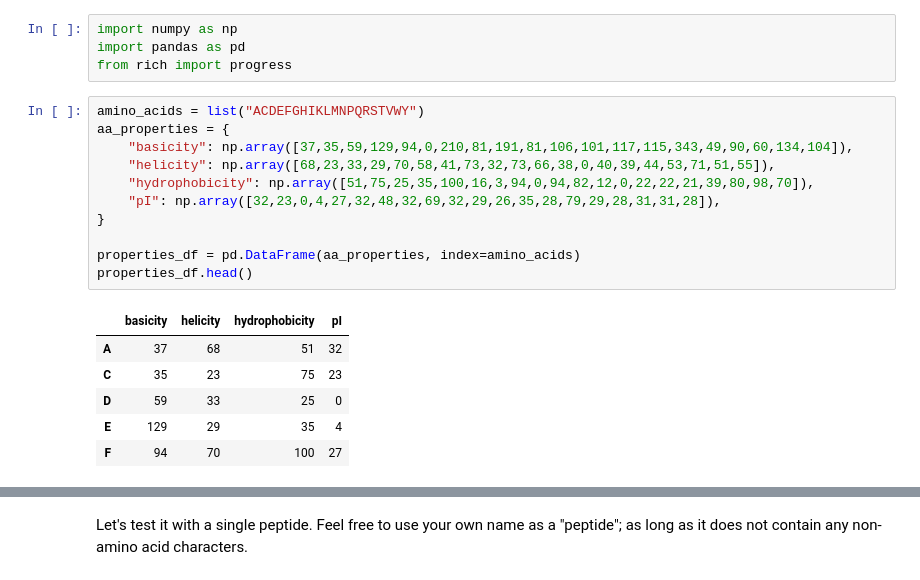
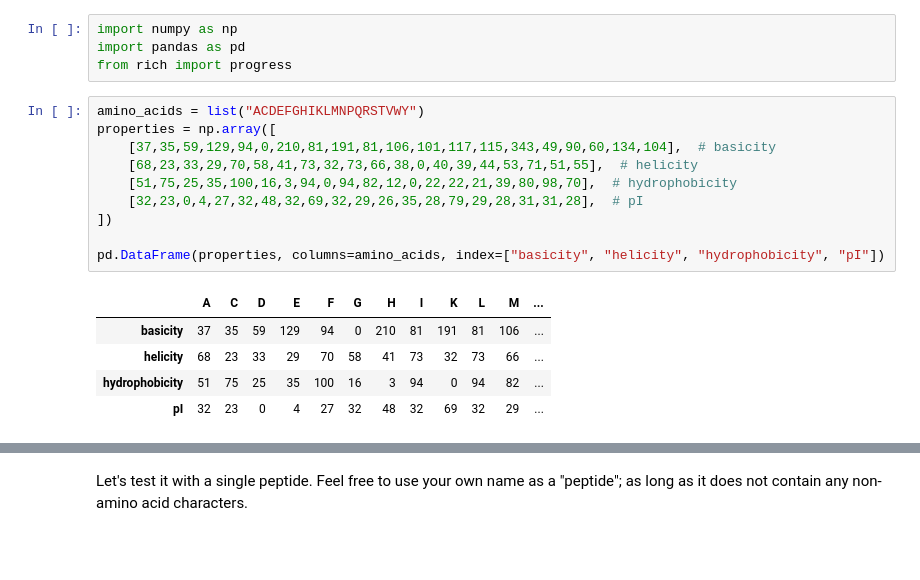
Before and after one commit to ProteomicsML/ProteomicsML, a Jupyter notebook: tutorials/fragmentation/nist-2-traditional-ml-gradient-boosting.ipynb, the cells around one changed output, grey strips where cells are left out. Cells and saved outputs as stored; diff of their text form; blank space fills up the shorter version.

```diff
--- a/tutorials/fragmentation/nist-2-traditional-ml-gradient-boosting.ipynb
+++ b/tutorials/fragmentation/nist-2-traditional-ml-gradient-boosting.ipynb
@@ -67,20 +67,18 @@ import pandas as pd
 from rich import progress
 # %%
 amino_acids = list("ACDEFGHIKLMNPQRSTVWY")
-aa_properties = {
-    "basicity": np.array([37,35,59,129,94,0,210,81,191,81,106,101,117,115,343,49,90,60,134,104]),
-    "helicity": np.array([68,23,33,29,70,58,41,73,32,73,66,38,0,40,39,44,53,71,51,55]),
-    "hydrophobicity": np.array([51,75,25,35,100,16,3,94,0,94,82,12,0,22,22,21,39,80,98,70]),
-    "pI": np.array([32,23,0,4,27,32,48,32,69,32,29,26,35,28,79,29,28,31,31,28]),
-}
+properties = np.array([
+    [37,35,59,129,94,0,210,81,191,81,106,101,117,115,343,49,90,60,134,104],  # basicity
+    [68,23,33,29,70,58,41,73,32,73,66,38,0,40,39,44,53,71,51,55],  # helicity
+    [51,75,25,35,100,16,3,94,0,94,82,12,0,22,22,21,39,80,98,70],  # hydrophobicity
+    [32,23,0,4,27,32,48,32,69,32,29,26,35,28,79,29,28,31,31,28],  # pI
+])
 
-properties_df = pd.DataFrame(aa_properties, index=amino_acids)
-properties_df.head()
+pd.DataFrame(properties, columns=amino_acids, index=["basicity", "helicity", "hydrophobicity", "pI"])
 # %% [output]
-|  | basicity | helicity | hydrophobicity | pI |
-| A | 37 | 68 | 51 | 32 |
-| C | 35 | 23 | 75 | 23 |
-| D | 59 | 33 | 25 | 0 |
-| E | 129 | 29 | 35 | 4 |
-| F | 94 | 70 | 100 | 27 |
+|  | A | C | D | E | F | G | H | I | K | L | M | ... |
+| basicity | 37 | 35 | 59 | 129 | 94 | 0 | 210 | 81 | 191 | 81 | 106 | ... |
+| helicity | 68 | 23 | 33 | 29 | 70 | 58 | 41 | 73 | 32 | 73 | 66 | ... |
+| hydrophobicity | 51 | 75 | 25 | 35 | 100 | 16 | 3 | 94 | 0 | 94 | 82 | ... |
+| pI | 32 | 23 | 0 | 4 | 27 | 32 | 48 | 32 | 69 | 32 | 29 | ... |
 # %%
```
Also changed, not shown: parts of 17 cells of this notebook, 1 other file.
